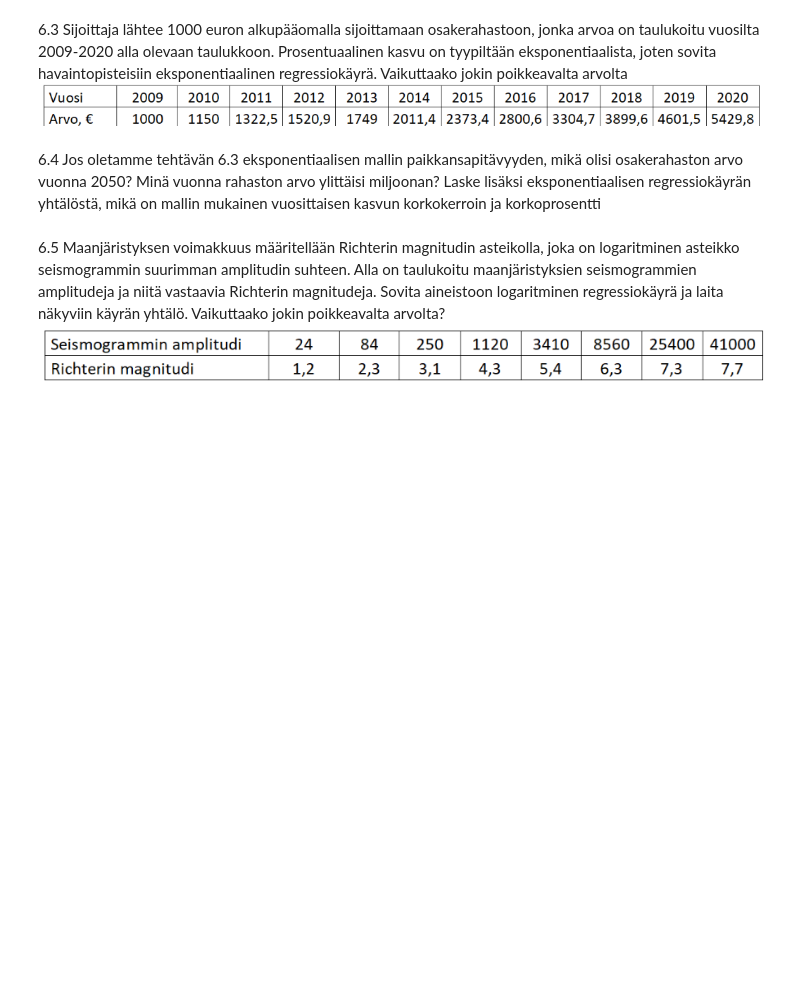
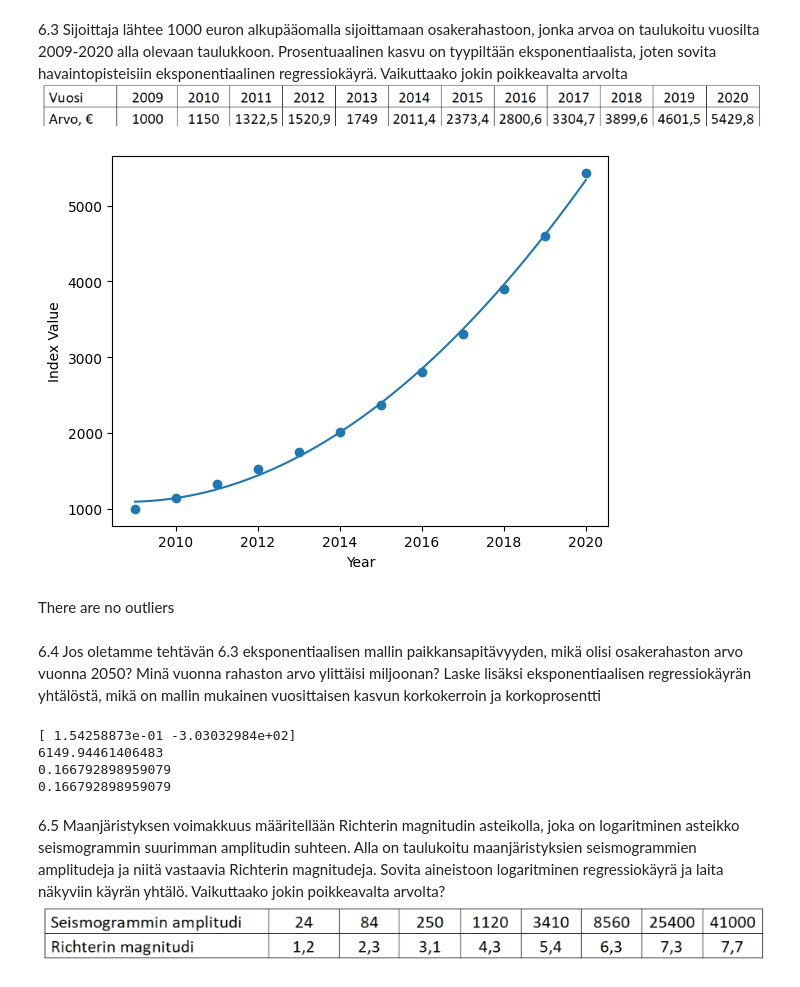
Before and after one commit to walterairs/statsandprobs, a Jupyter notebook: statistics/lesson_six.ipynb, the cells around one changed output. Drawn from its saved outputs; the diff is of its cells as text; code cells hidden in the pictures; blank space fills up the shorter version.

```diff
--- a/statistics/lesson_six.ipynb
+++ b/statistics/lesson_six.ipynb
@@ -19,2 +88,25 @@ import matplotlib.pyplot as plt
+# %%
+## Code here
+year_to_index_value = {2009:1000, 2010:1150, 2011:1322.5, 2012:1520.9, 2013:1749, 2014:2011.4, 2015:2373.4, 2016:2800.6, 2017:3304.7, 2018:3899.6, 2019:4601.5, 2020:5429.8}
+
+year_to_index_value_df = pandas.DataFrame.from_dict(year_to_index_value, orient='index')
+year_to_index_value_df.columns = ['Index Value']
+year_to_index_value_df.index.name = 'Year'
+
+# just show the data
+plt.scatter(year_to_index_value_df.index, year_to_index_value_df['Index Value'])
+plt.xlabel('Year')
+plt.ylabel('Index Value')
+
+# fit a line to the data
+model = numpy.poly1d(numpy.polyfit(year_to_index_value_df.index, year_to_index_value_df['Index Value'], 2))
+line = numpy.linspace(2009, 2020, 100)
+plt.plot(line, model(line))
+
+plt.show()
+# %% [output]
+[figure, added]
+# %% [markdown]
+There are no outliers
 # %% [markdown]
 6.4 Jos oletamme tehtävän 6.3 eksponentiaalisen mallin paikkansapitävyyden, mikä olisi osakerahaston arvo vuonna 2050? Minä vuonna rahaston arvo ylittäisi miljoonan? Laske lisäksi eksponentiaalisen regressiokäyrän yhtälöstä, mikä on mallin mukainen vuosittaisen kasvun korkokerroin ja korkoprosentti
@@ -23,3 +113,29 @@ import matplotlib.pyplot as plt
+# %%
+## Code here
+# lets create the coefficients
+fit = numpy.polyfit(year_to_index_value_df.index, numpy.log(year_to_index_value_df['Index Value']), 1)
+
+print(fit)
+
+f1 = numpy.exp(fit[0])
+f2 = numpy.exp(fit[1])
+
+def calculate_index_value(year, fit):
+    return numpy.exp(fit[1]) * numpy.exp(fit[0] * year)
+
+print(calculate_index_value(2021, fit))
+
+# annual growth rate and interest rate
+annual_growth_rate = f1 - 1
+interest_rate = f1 - 1
+
+print(annual_growth_rate)
+print(interest_rate)
+# %% [output]
+[ 1.54258873e-01 -3.03032984e+02]
+6149.94461406483
+0.166792898959079
+0.166792898959079
 # %% [markdown]
 6.5 Maanjäristyksen voimakkuus määritellään Richterin magnitudin asteikolla, joka on logaritminen asteikko seismogrammin suurimman amplitudin suhteen. Alla on taulukoitu maanjäristyksien seismogrammien amplitudeja ja niitä vastaavia Richterin magnitudeja. Sovita aineistoon logaritminen regressiokäyrä ja laita näkyviin käyrän yhtälö. Vaikuttaako jokin poikkeavalta arvolta?
 ![image.png](attachment:image.png)
```
Also changed, not shown: parts of 11 cells of this notebook.
